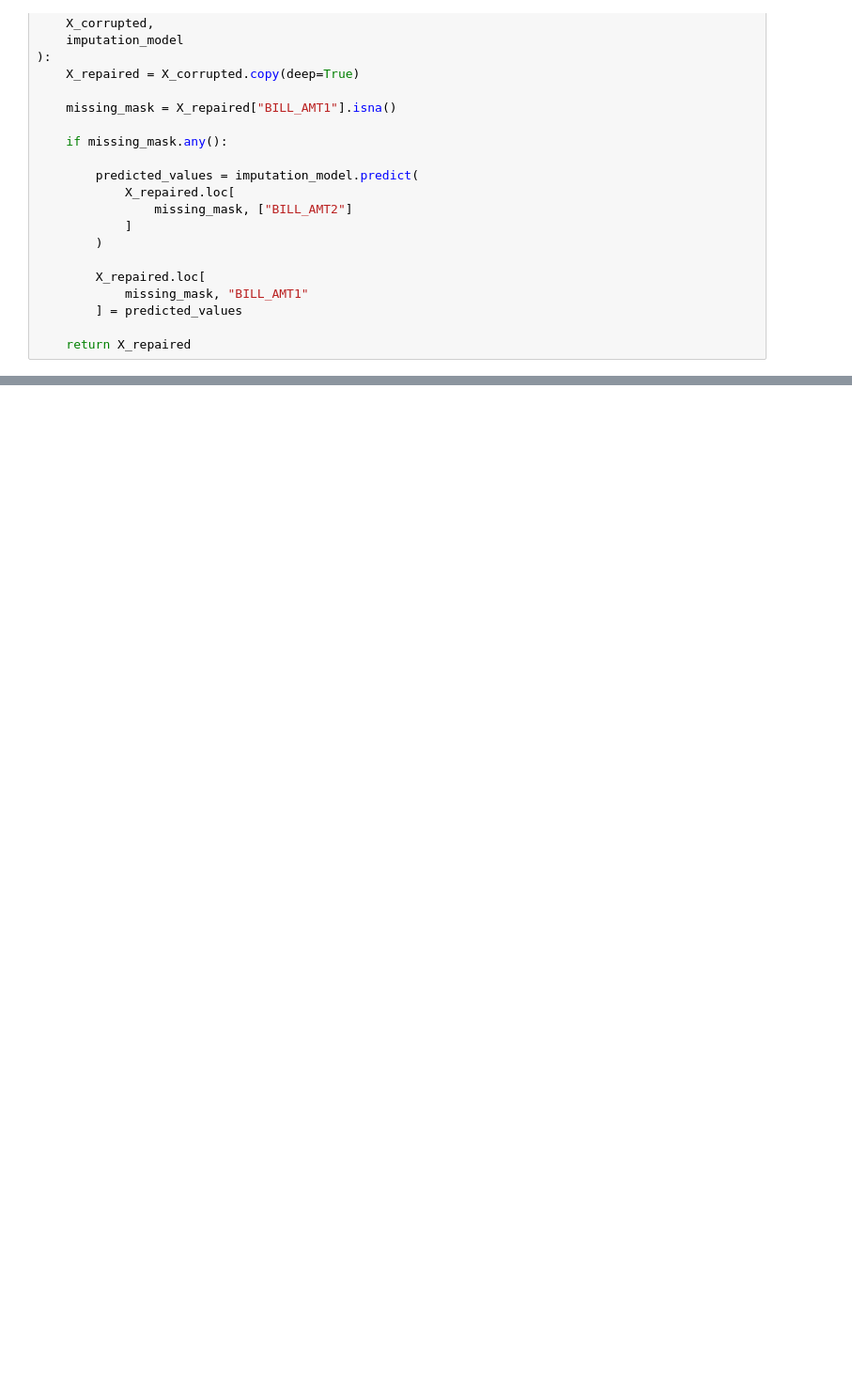
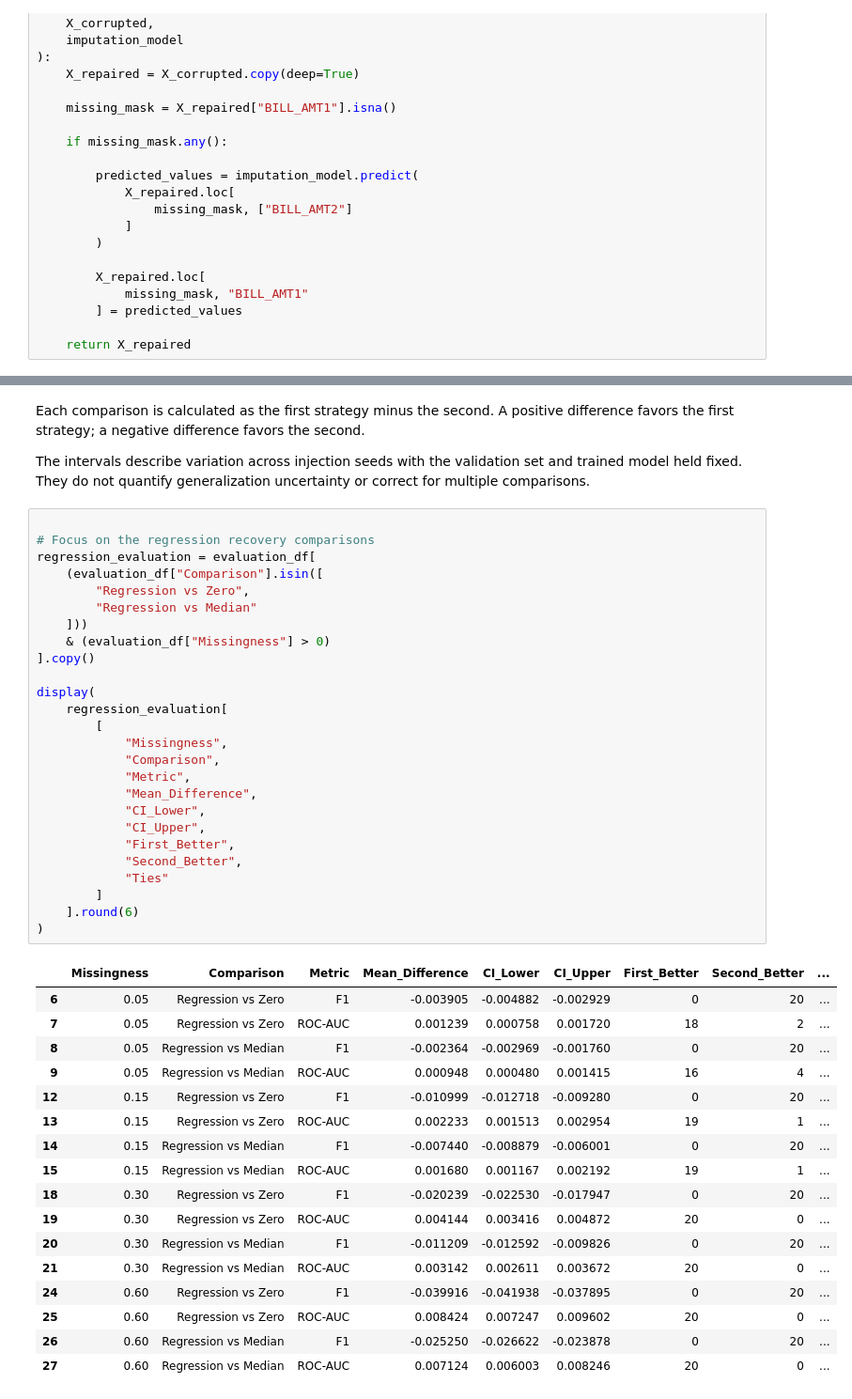
Before and after one commit to divyakapoor23/SHML, a Jupyter notebook: research/bill_amt1/02_recovery_experiments.ipynb, the cells around one changed output, grey strips where cells are left out. Shown at 94% size. Saved outputs shown, nothing was run; the diff lists cells and outputs as text; blank space fills up the shorter version.

```diff
--- a/research/bill_amt1/02_recovery_experiments.ipynb
+++ b/research/bill_amt1/02_recovery_experiments.ipynb
@@ -1002,0 +1254,48 @@ assert X_regression.loc[
+# %% [markdown]
+Each comparison is calculated as the first strategy minus the second. A positive difference favors the first strategy; a negative difference favors the second.
+
+The intervals describe variation across injection seeds with the validation set and trained model held fixed. They do not quantify generalization uncertainty or correct for multiple comparisons.
+# %%
+
+# Focus on the regression recovery comparisons
+regression_evaluation = evaluation_df[
+    (evaluation_df["Comparison"].isin([
+        "Regression vs Zero",
+        "Regression vs Median"
+    ]))
+    & (evaluation_df["Missingness"] > 0)
+].copy()
+
+display(
+    regression_evaluation[
+        [
+            "Missingness",
+            "Comparison",
+            "Metric",
+            "Mean_Difference",
+            "CI_Lower",
+            "CI_Upper",
+            "First_Better",
+            "Second_Better",
+            "Ties"
+        ]
+    ].round(6)
+)
+# %% [output]
+|  | Missingness | Comparison | Metric | Mean_Difference | CI_Lower | CI_Upper | First_Better | Second_Better | ... |
+| 6 | 0.05 | Regression vs Zero | F1 | -0.003905 | -0.004882 | -0.002929 | 0 | 20 | ... |
+| 7 | 0.05 | Regression vs Zero | ROC-AUC | 0.001239 | 0.000758 | 0.001720 | 18 | 2 | ... |
+| 8 | 0.05 | Regression vs Median | F1 | -0.002364 | -0.002969 | -0.001760 | 0 | 20 | ... |
+| 9 | 0.05 | Regression vs Median | ROC-AUC | 0.000948 | 0.000480 | 0.001415 | 16 | 4 | ... |
+| 12 | 0.15 | Regression vs Zero | F1 | -0.010999 | -0.012718 | -0.009280 | 0 | 20 | ... |
+| 13 | 0.15 | Regression vs Zero | ROC-AUC | 0.002233 | 0.001513 | 0.002954 | 19 | 1 | ... |
+| 14 | 0.15 | Regression vs Median | F1 | -0.007440 | -0.008879 | -0.006001 | 0 | 20 | ... |
+| 15 | 0.15 | Regression vs Median | ROC-AUC | 0.001680 | 0.001167 | 0.002192 | 19 | 1 | ... |
+| 18 | 0.30 | Regression vs Zero | F1 | -0.020239 | -0.022530 | -0.017947 | 0 | 20 | ... |
+| 19 | 0.30 | Regression vs Zero | ROC-AUC | 0.004144 | 0.003416 | 0.004872 | 20 | 0 | ... |
+| 20 | 0.30 | Regression vs Median | F1 | -0.011209 | -0.012592 | -0.009826 | 0 | 20 | ... |
+| 21 | 0.30 | Regression vs Median | ROC-AUC | 0.003142 | 0.002611 | 0.003672 | 20 | 0 | ... |
+| 24 | 0.60 | Regression vs Zero | F1 | -0.039916 | -0.041938 | -0.037895 | 0 | 20 | ... |
+| 25 | 0.60 | Regression vs Zero | ROC-AUC | 0.008424 | 0.007247 | 0.009602 | 20 | 0 | ... |
+| 26 | 0.60 | Regression vs Median | F1 | -0.025250 | -0.026622 | -0.023878 | 0 | 20 | ... |
+| 27 | 0.60 | Regression vs Median | ROC-AUC | 0.007124 | 0.006003 | 0.008246 | 20 | 0 | ... |
```
Also changed, not shown: parts of 11 cells of this notebook.
